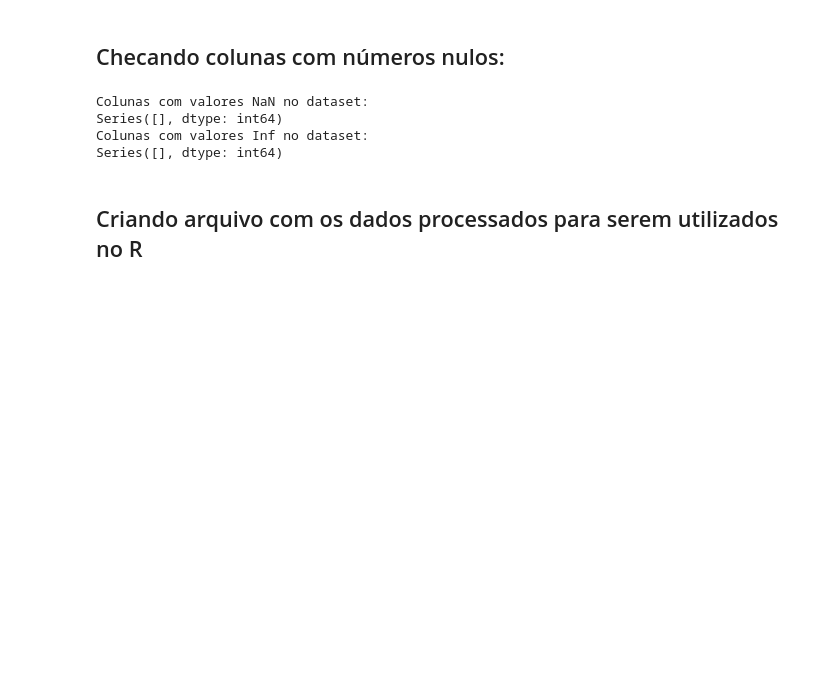
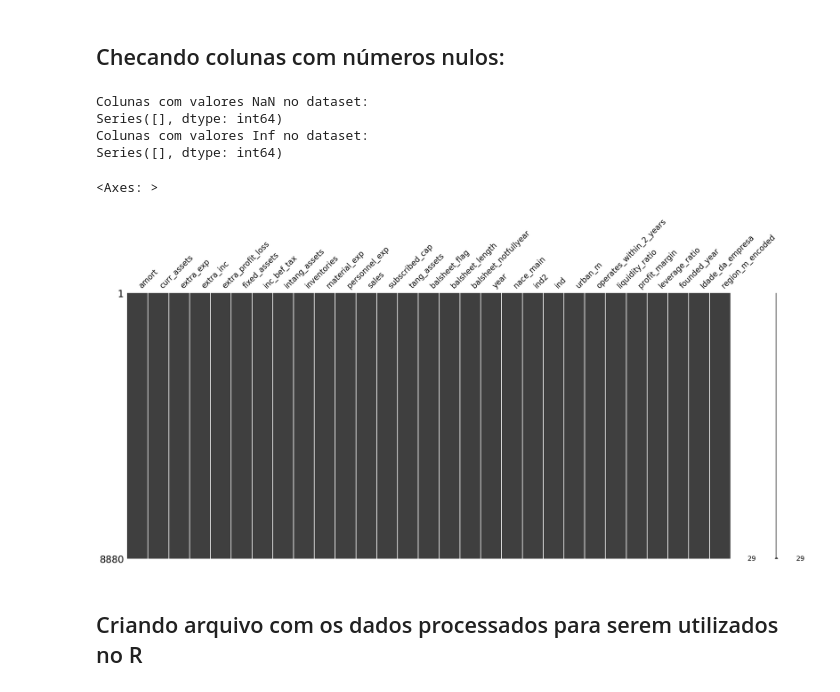
Before and after one commit to HelioZF/Projeto-Integrador---PADS, a Jupyter notebook: Tratamento de dados.ipynb, the cells around one changed output. Saved outputs shown, nothing was run; the diff lists cells and outputs as text; code cells hidden in the pictures; blank space fills up the shorter version.

```diff
--- a/Tratamento de dados.ipynb
+++ b/Tratamento de dados.ipynb
@@ -626,6 +639,11 @@ Colunas com valores NaN no dataset:
 Series([], dtype: int64)
 Colunas com valores Inf no dataset:
 Series([], dtype: int64)
+# %%
+msno.matrix(dadosR)
+# %% [output]
+<Axes: >
+[figure, added]
 # %% [markdown]
 ## Criando arquivo com os dados processados para serem utilizados no R
 # %%
```
Also changed, not shown: parts of 11 cells of this notebook.
